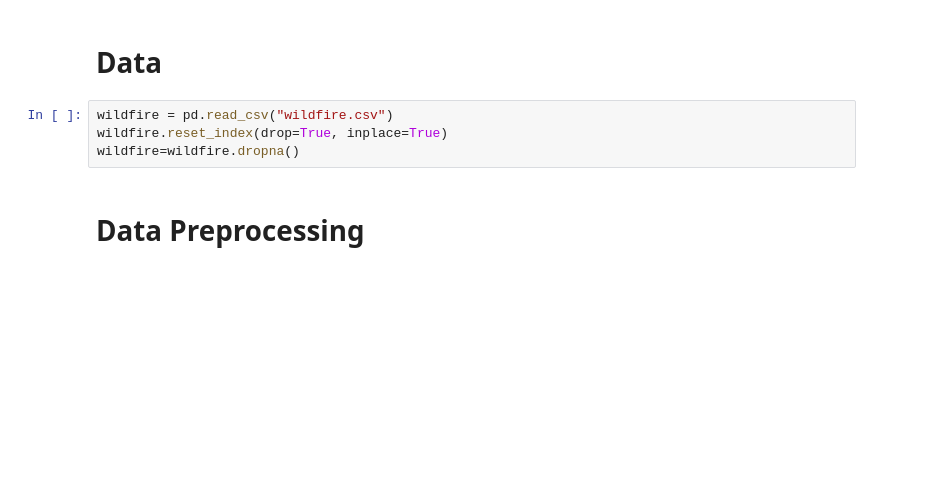
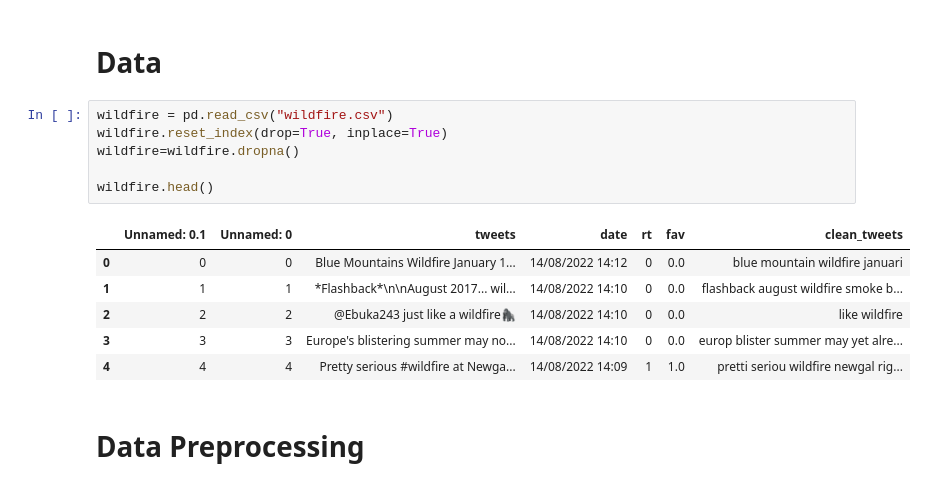
Before and after one commit to baylans/Oscar_sentimentanalysis, a Jupyter notebook: Sentiment Analysis.ipynb, the cells around one changed output. Drawn from its saved outputs; the diff is of its cells as text; blank space fills up the shorter version.

```diff
--- a/Sentiment Analysis.ipynb
+++ b/Sentiment Analysis.ipynb
@@ -101,7 +103,16 @@ NameError: name 'wildfire' is not defined
 # %%
 wildfire = pd.read_csv("wildfire.csv")
 wildfire.reset_index(drop=True, inplace=True)
 wildfire=wildfire.dropna()
+
+wildfire.head()
+# %% [output]
+|  | Unnamed: 0.1 | Unnamed: 0 | tweets | date | rt | fav | clean_tweets |
+| 0 | 0 | 0 | Blue Mountains Wildfire January 1... | 14/08/2022 14:12 | 0 | 0.0 | blue mountain wildfire januari |
+| 1 | 1 | 1 | *Flashback*\n\nAugust 2017... wil... | 14/08/2022 14:10 | 0 | 0.0 | flashback august wildfire smoke b... |
+| 2 | 2 | 2 | @Ebuka243 just like a wildfire🦍 | 14/08/2022 14:10 | 0 | 0.0 | like wildfire |
+| 3 | 3 | 3 | Europe's blistering summer may no... | 14/08/2022 14:10 | 0 | 0.0 | europ blister summer may yet alre... |
+| 4 | 4 | 4 | Pretty serious #wildfire at Newga... | 14/08/2022 14:09 | 1 | 1.0 | pretti seriou wildfire newgal rig... |
 # %% [markdown]
 # Data Preprocessing
 # %%
```
Also changed, not shown: parts of 16 cells of this notebook.
